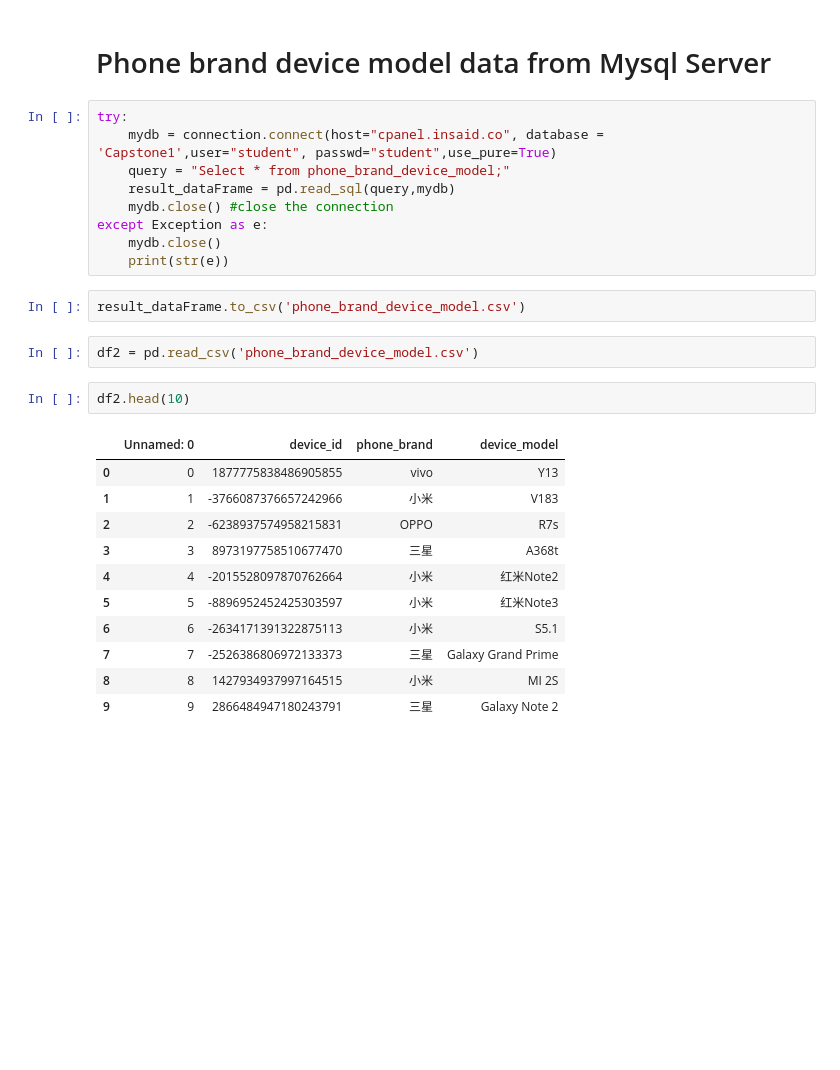
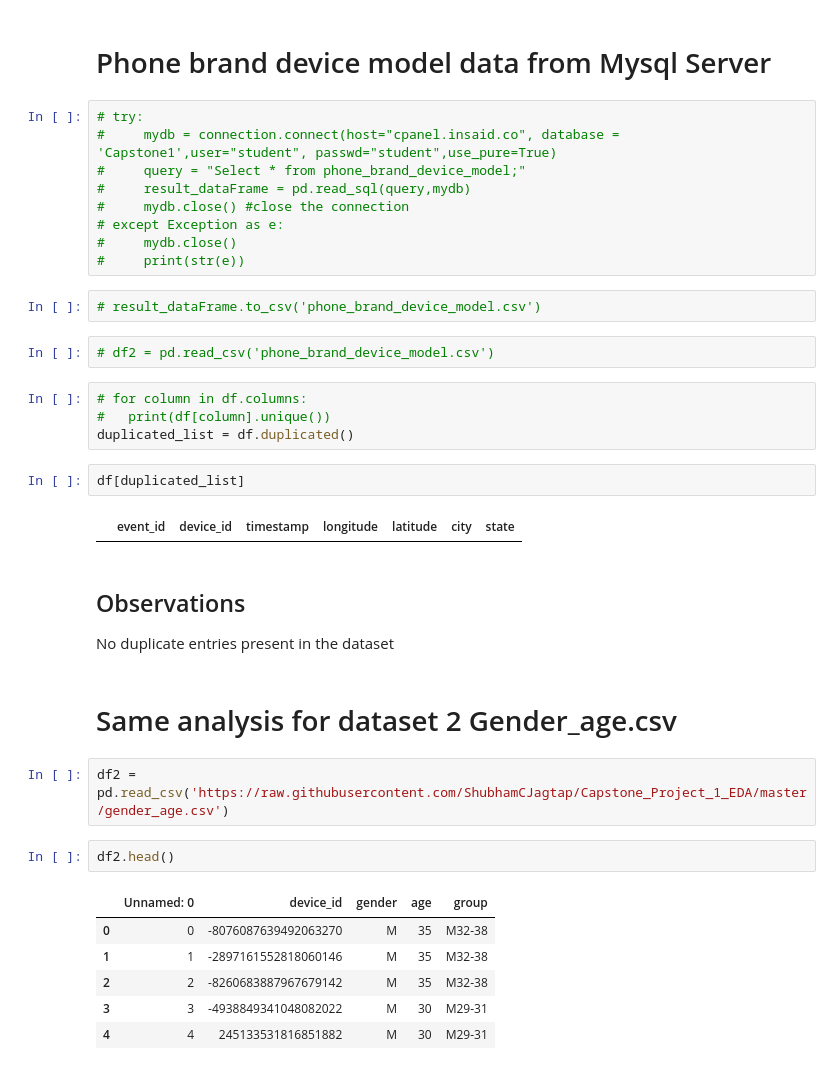
Before and after one commit to ShubhamCJagtap/Capstone_Project_1_EDA, a Jupyter notebook: Capstone_project_1_Mobile_Events_EDA_colab_notebook.ipynb, the cells around one changed output. Drawn from its saved outputs; the diff is of its cells as text; blank space fills up the shorter version.

```diff
--- a/Capstone_project_1_Mobile_Events_EDA_colab_notebook.ipynb
+++ b/Capstone_project_1_Mobile_Events_EDA_colab_notebook.ipynb
@@ -217,29 +231,39 @@ memory usage: 2.8+ MB
 # %% [markdown]
 # Phone brand device model data from Mysql Server
 # %%
-try:
-    mydb = connection.connect(host="cpanel.insaid.co", database = 'Capstone1',user="student", passwd="student",use_pure=True)
-    query = "Select * from phone_brand_device_model;"
-    result_dataFrame = pd.read_sql(query,mydb)
-    mydb.close() #close the connection
-except Exception as e:
-    mydb.close()
-    print(str(e))
+# try:
+#     mydb = connection.connect(host="cpanel.insaid.co", database = 'Capstone1',user="student", passwd="student",use_pure=True)
+#     query = "Select * from phone_brand_device_model;"
+#     result_dataFrame = pd.read_sql(query,mydb)
+#     mydb.close() #close the connection
+# except Exception as e:
+#     mydb.close()
+#     print(str(e))
 # %%
-result_dataFrame.to_csv('phone_brand_device_model.csv')
+# result_dataFrame.to_csv('phone_brand_device_model.csv')
 # %%
-df2 = pd.read_csv('phone_brand_device_model.csv')
+# df2 = pd.read_csv('phone_brand_device_model.csv')
+# %%
+# for column in df.columns:
+#   print(df[column].unique())
+duplicated_list = df.duplicated()
+# %%
+df[duplicated_list]
+# %% [output]
+|  | event_id | device_id | timestamp | longitude | latitude | city | state |
+# %% [markdown]
+## Observations
+No duplicate entries present in the dataset
+# %% [markdown]
+# Same analysis for dataset 2 Gender_age.csv
+# %%
+df2 = pd.read_csv('https://raw.githubusercontent.com/ShubhamCJagtap/Capstone_Project_1_EDA/master/gender_age.csv')
 # %%
-df2.head(10)
+df2.head()
 # %% [output]
-|  | Unnamed: 0 | device_id | phone_brand | device_model |
-| 0 | 0 | 1877775838486905855 | vivo | Y13 |
-| 1 | 1 | -3766087376657242966 | 小米 | V183 |
-| 2 | 2 | -6238937574958215831 | OPPO | R7s |
-| 3 | 3 | 8973197758510677470 | 三星 | A368t |
-| 4 | 4 | -2015528097870762664 | 小米 | 红米Note2 |
-| 5 | 5 | -8896952452425303597 | 小米 | 红米Note3 |
-| 6 | 6 | -2634171391322875113 | 小米 | S5.1 |
-| 7 | 7 | -2526386806972133373 | 三星 | Galaxy Grand Prime |
-| 8 | 8 | 1427934937997164515 | 小米 | MI 2S |
-| 9 | 9 | 2866484947180243791 | 三星 | Galaxy Note 2 |
+|  | Unnamed: 0 | device_id | gender | age | group |
+| 0 | 0 | -8076087639492063270 | M | 35 | M32-38 |
+| 1 | 1 | -2897161552818060146 | M | 35 | M32-38 |
+| 2 | 2 | -8260683887967679142 | M | 35 | M32-38 |
+| 3 | 3 | -4938849341048082022 | M | 30 | M29-31 |
+| 4 | 4 | 245133531816851882 | M | 30 | M29-31 |
```
Also changed, not shown: parts of 31 cells of this notebook.
